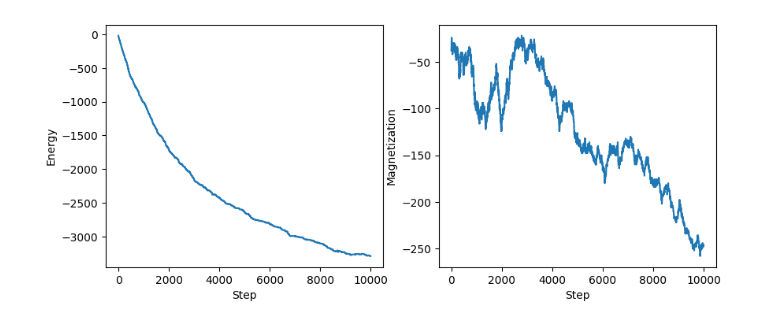
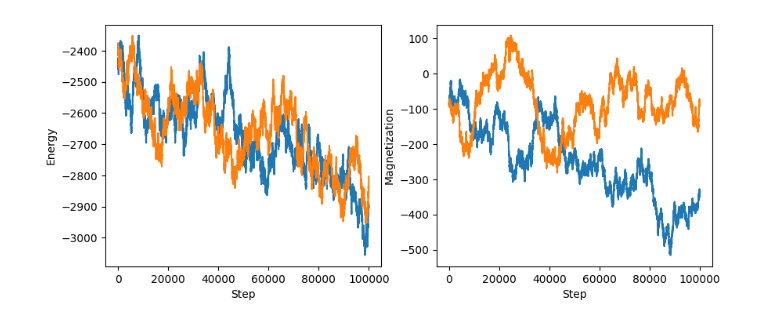
Before and after one commit to filipello/COP_Ising_model, a Jupyter notebook: COP_Monte_Carlo_milestone_1_v2.ipynb, the cells around one changed output. Drawn from its saved outputs; the diff is of its cells as text; code cells hidden in the pictures.

Commit message:
double metropolis alg implemented
Double metropolis algorithm to study the convergence of the magnetization curves. New faster method for calculating the energy of the system

```diff
--- a/COP_Monte_Carlo_milestone_1_v2.ipynb
+++ b/COP_Monte_Carlo_milestone_1_v2.ipynb
@@ -86,8 +91,8 @@ def ising_simulation(size, coupling_constant, temperature, timesteps):
 #Define constants
 n_spins = 50
 coupling_constant = 1
-temperature = 1
-n_steps = 10000
+temperature = 2.5
+n_steps = 100000
 # %%
 # Run the simulation
-energies, magnetizations = ising_simulation(n_spins, coupling_constant, temperature, n_steps)
+energies, magnetizations, energies2, magnetizations2 = ising_simulation(n_spins, coupling_constant, temperature, n_steps)
@@ -105,12 +99,14 @@ energies, magnetizations = ising_simulation(n_spins, coupling_constant, temperat
 # %%
 # Plot the results
 fig, (ax1, ax2) = plt.subplots(1, 2, figsize=(10, 4))
 ax1.plot(energies)
+ax1.plot(energies2)
 ax1.set_xlabel("Step")
 ax1.set_ylabel("Energy")
 ax2.plot(magnetizations)
+ax2.plot(magnetizations2)
 ax2.set_xlabel("Step")
 ax2.set_ylabel("Magnetization")
 plt.show()
 # %% [output]
-[figure, old version]
+[figure, new version]
```
Also changed, not shown: parts of 2 cells of this notebook.
